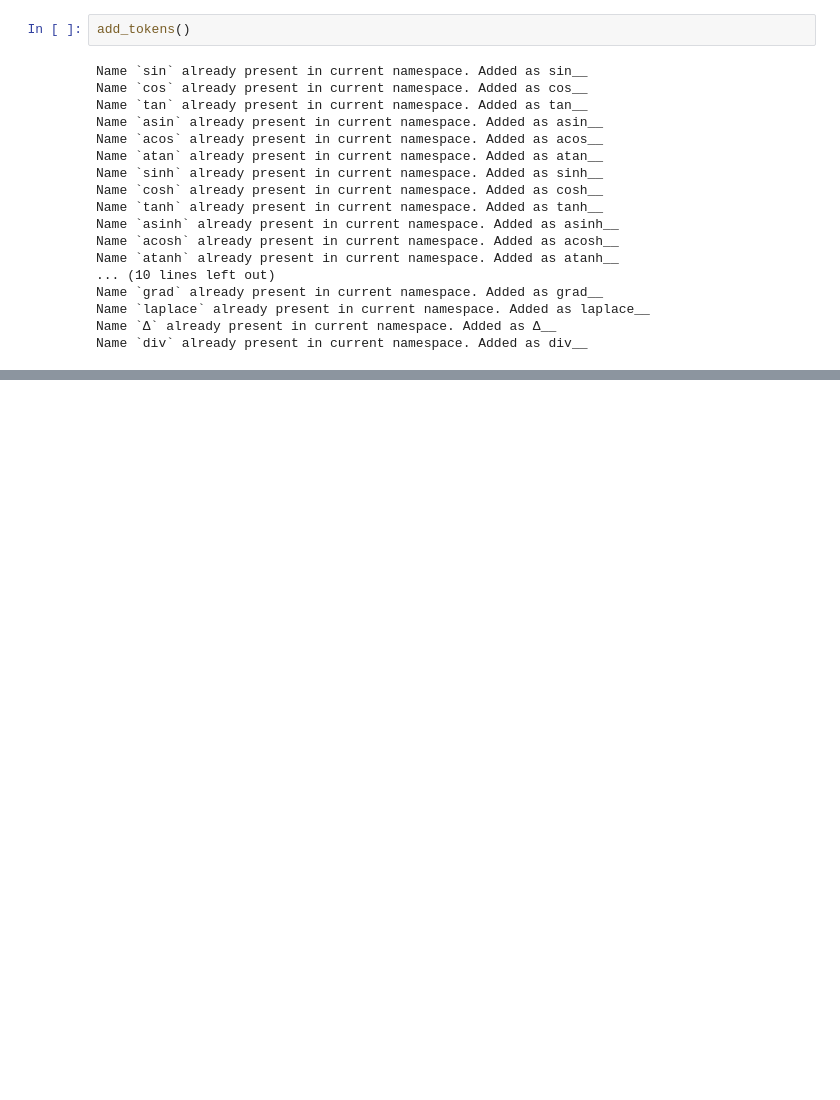
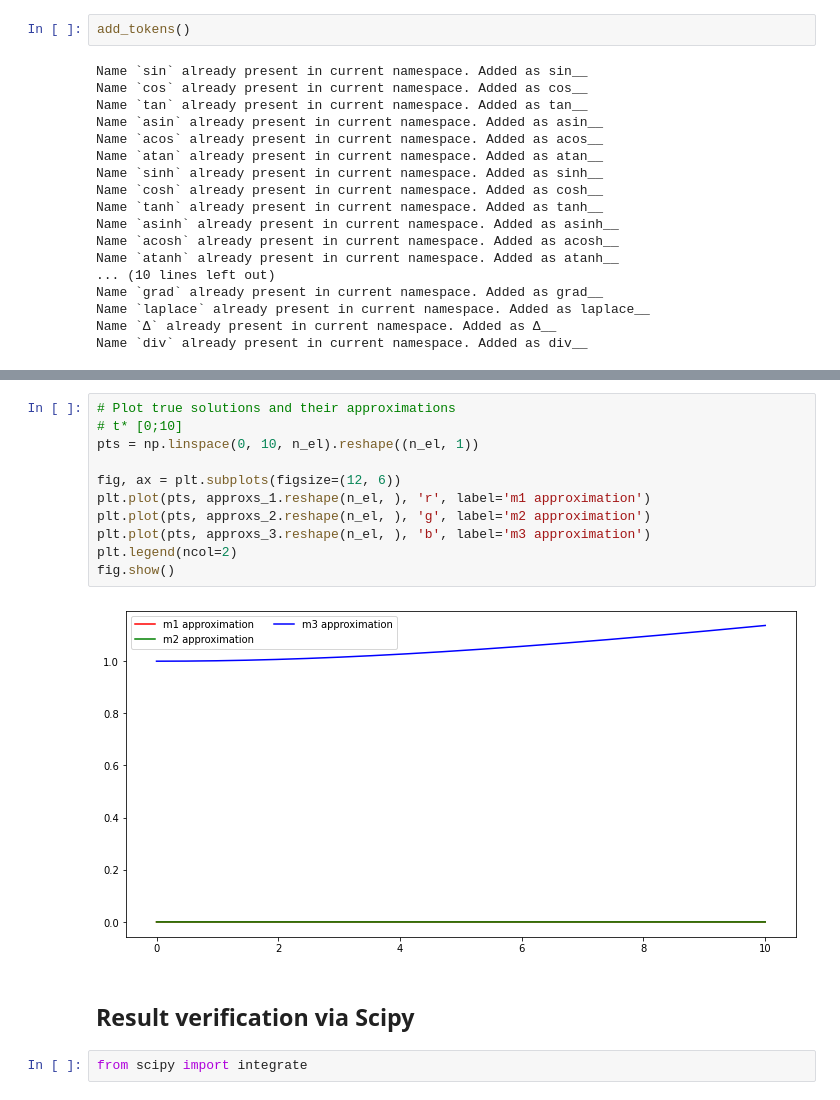
Before and after one commit to artemsuvorov/padifeq, a Jupyter notebook: notebook/my-system-of-ode.ipynb, the cells around one changed output, grey strips where cells are left out. Drawn from its saved outputs; the diff is of its cells as text; blank space fills up the shorter version.

```diff
--- a/notebook/my-system-of-ode.ipynb
+++ b/notebook/my-system-of-ode.ipynb
@@ -97,0 +94,17 @@ fig.show()
+# %%
+# Plot true solutions and their approximations
+# t* [0;10]
+pts = np.linspace(0, 10, n_el).reshape((n_el, 1))
+
+fig, ax = plt.subplots(figsize=(12, 6))
+plt.plot(pts, approxs_1.reshape(n_el, ), 'r', label='m1 approximation')
+plt.plot(pts, approxs_2.reshape(n_el, ), 'g', label='m2 approximation')
+plt.plot(pts, approxs_3.reshape(n_el, ), 'b', label='m3 approximation')
+plt.legend(ncol=2)
+fig.show()
+# %% [output]
+[figure, added]
+# %% [markdown]
+## Result verification via Scipy
+# %%
+from scipy import integrate
```
Also changed, not shown: parts of 7 cells of this notebook.
